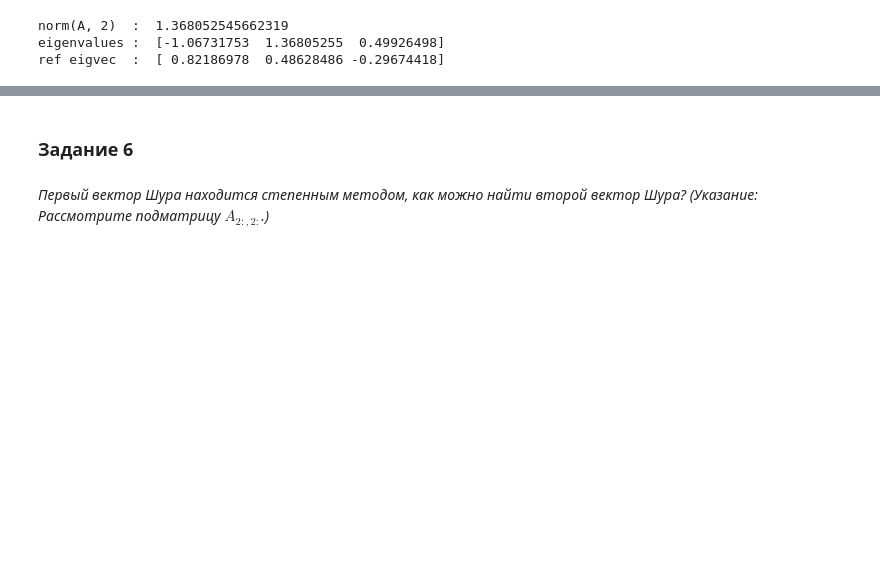
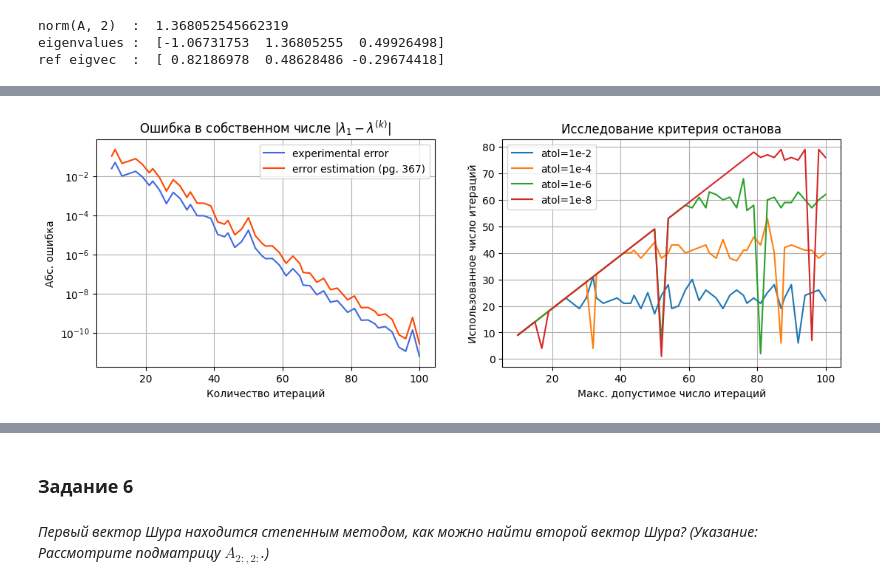
Before and after one commit to isvoropaev02/matrix_algorithms, a Jupyter notebook: lab4/lab4schur.ipynb, the cells around one changed output, grey strips where cells are left out. Saved outputs shown, nothing was run; the diff lists cells and outputs as text; code cells hidden in the pictures; blank space fills up the shorter version.

```diff
--- a/lab4/lab4schur.ipynb
+++ b/lab4/lab4schur.ipynb
@@ -288,0 +300,44 @@ plt.show()
+# %%
+eigval_err_est = np.empty_like(num_iter, dtype=np.float64)
+eigval_err_exp = np.empty_like(num_iter, dtype=np.float64)
+
+total_iter_2 = np.empty_like(num_iter, dtype=np.float64)
+total_iter_4 = np.empty_like(num_iter, dtype=np.float64)
+total_iter_6 = np.empty_like(num_iter, dtype=np.float64)
+total_iter_8 = np.empty_like(num_iter, dtype=np.float64)
+
+for i in range(num_iter.shape[0]):
+    eigval, _, _, eigval_err_est[i] = power_iteration_with_atol(A, max_iter=num_iter[i], atol=0.0)
+    eigval_err_exp[i] = np.abs(ref_eigval-eigval)
+
+    _, _, total_iter_2[i], _ = power_iteration_with_atol(A, max_iter=num_iter[i], atol=1e-2)
+    _, _, total_iter_4[i], _ = power_iteration_with_atol(A, max_iter=num_iter[i], atol=1e-4)
+    _, _, total_iter_6[i], _ = power_iteration_with_atol(A, max_iter=num_iter[i], atol=1e-6)
+    _, _, total_iter_8[i], _ = power_iteration_with_atol(A, max_iter=num_iter[i], atol=1e-8)
+# %%
+fig1_1 = plt.figure(figsize=[13,4])
+
+ax_1 = fig1_1.add_subplot(121)
+ax_1.set_title(r'Ошибка в собственном числе $|\lambda_1-\lambda^{(k)}|$')
+ax_1.plot(num_iter, eigval_err_exp, color='royalblue', label='experimental error')
+ax_1.plot(num_iter, eigval_err_est, color='orangered', label='error estimation (pg. 367)')
+ax_1.set_xlabel('Количество итераций')
+ax_1.set_ylabel('Абс. ошибка')
+ax_1.set_yscale('log')
+ax_1.legend()
+ax_1.grid()
+
+ax_2 = fig1_1.add_subplot(122)
+ax_2.set_title('Исследование критерия останова')
+ax_2.plot(num_iter, total_iter_2, label='atol=1e-2')
+ax_2.plot(num_iter, total_iter_4, label='atol=1e-4')
+ax_2.plot(num_iter, total_iter_6, label='atol=1e-6')
+ax_2.plot(num_iter, total_iter_8, label='atol=1e-8')
+ax_2.set_xlabel('Макс. допустимое число итераций')
+ax_2.set_ylabel('Использованное число итераций')
+ax_2.legend()
+ax_2.grid()
+
+plt.show()
+# %% [output]
+[figure, added]
```
Also changed, not shown: parts of 11 cells of this notebook, 2 other files.
